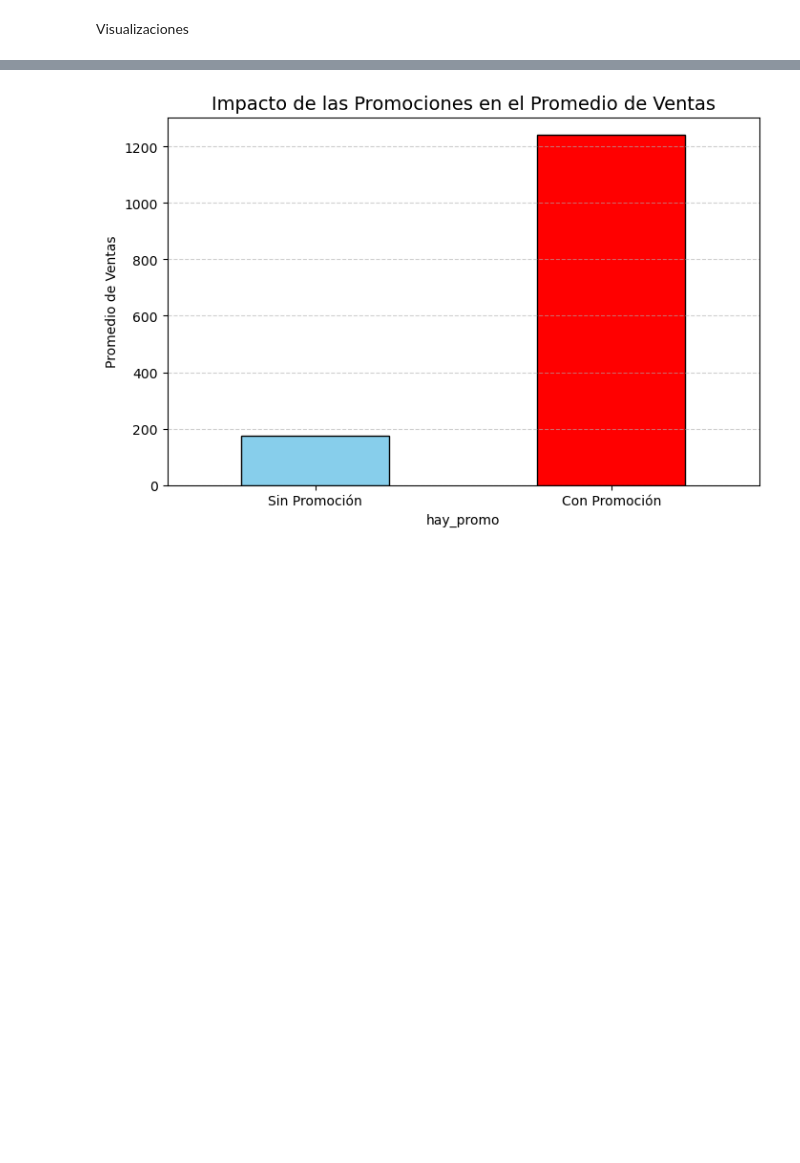
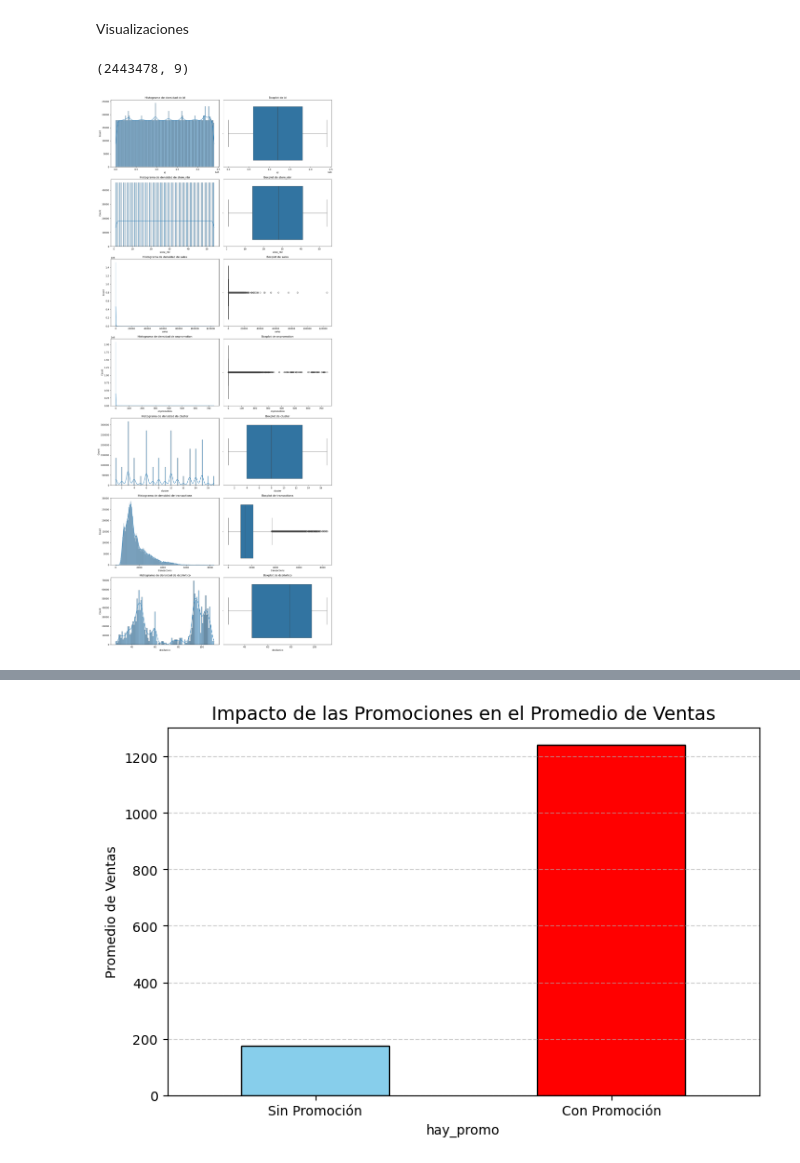
Before and after one commit to yiyinZhou/trabajo_final_PML, a Jupyter notebook: EDA.ipynb, the cells around one changed output, grey strips where cells are left out. Drawn from its saved outputs; the diff is of its cells as text; code cells hidden in the pictures; blank space fills up the shorter version.

Commit message:
visualizacion entera y nuelos

```diff
--- a/EDA.ipynb
+++ b/EDA.ipynb
@@ -279,3 +289,23 @@ dcoilwtico       -1.704865
 dtype: float64
 # %% [markdown]
 Visualizaciones
+# %%
+df_train[cat_columns].shape
+# %% [output]
+(2443478, 9)
+# %%
+fig, axes = plt.subplots(nrows=len(num_columns), ncols=2, figsize=(15, 5 * len(num_columns)))
+
+for i, column in enumerate(df_train[num_columns]):
+    # Histograma de densidad
+    sns.histplot(df_train[column], kde=True, ax=axes[i, 0])
+    axes[i, 0].set_title(f'Histograma de densidad de {column}')
+
+    # Boxplot
+    sns.boxplot(x=df_train[column], ax=axes[i, 1])
+    axes[i, 1].set_title(f'Boxplot de {column}')
+
+plt.tight_layout()
+plt.show()
+# %% [output]
+[figure, added]
```
Also changed, not shown: parts of 15 cells of this notebook.
